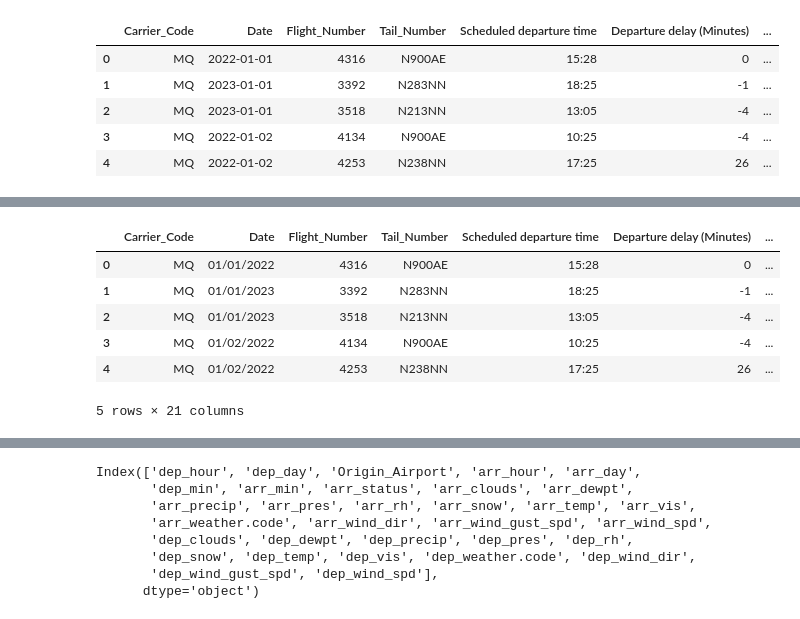
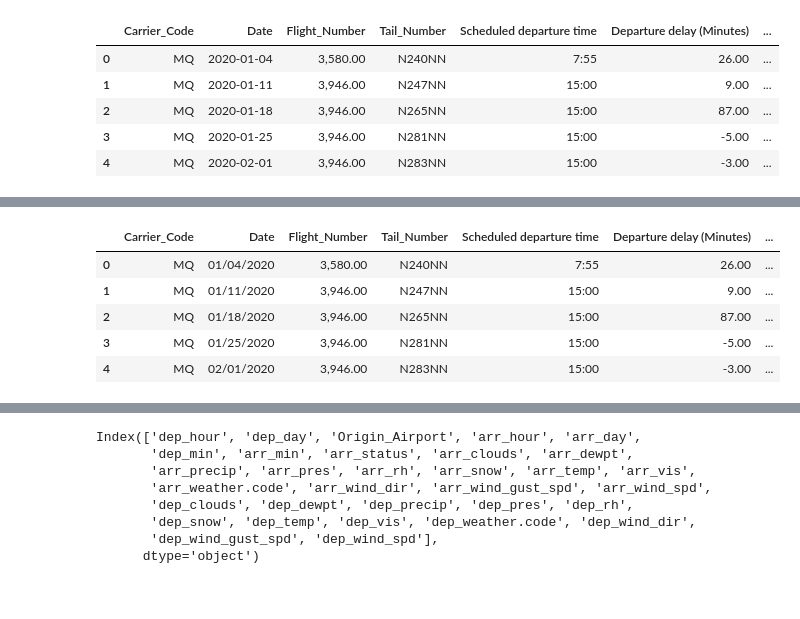
Before and after one commit to melvin1117/flight-predictions, a Jupyter notebook: analysis1.ipynb, the cells around one changed output, grey strips where cells are left out. Drawn from its saved outputs; the diff is of its cells as text; code cells hidden in the pictures.

```diff
--- a/analysis1.ipynb
+++ b/analysis1.ipynb
@@ -24,12 +24,12 @@ from IPython.display import display, HTML
 # %%
 # fetch data
 
-mco_syr_sw_data = pd.read_csv('flight_data\mco_syr_sw_22_23.csv')
-mco_syr_jb_data = pd.read_csv('flight_data\mco_syr_jb_22_23.csv')
-jfk_syr_jb_data = pd.read_csv('flight_data\jfk_syr_jb_22_23.csv')
-jfk_syr_end_data = pd.read_csv('flight_data\jfk_syr_end_22_23.csv')
-ord_syr_ua_data = pd.read_csv('flight_data\ord_syr_ua_22_23.csv')
-ord_syr_aa_data = pd.read_csv('flight_data\ord_syr_aa_22_23.csv')
+mco_syr_sw_data = pd.read_csv('flight_data\mco_syr_sw_20_21_22_23_new.csv')
+mco_syr_jb_data = pd.read_csv('flight_data\mco_syr_jb_20_21_22_23.csv')
+jfk_syr_jb_data = pd.read_csv('flight_data\jfk_syr_jb_20_21_22_23.csv')
+jfk_syr_dl_data = pd.read_csv('flight_data\jfk_syr_dl_20_21_22_23.csv')
+ord_syr_ua_data = pd.read_csv('flight_data\ord_syr_ua_20_21_22_23.csv')
+ord_syr_aa_data = pd.read_csv('flight_data\ord_syr_aa_20_21_22_23.csv')
 # mco_syr_sw_data.head()
 # mco_syr_jb_data.head()
 # jfk_syr_jb_data.head()
@@ -37,7 +37,7 @@ ord_syr_aa_data = pd.read_csv('flight_data\ord_syr_aa_22_23.csv')
 # ord_syr_ua_data.head()
 # ord_syr_aa_data.head()
 # %%
-dfs = [ord_syr_aa_data,ord_syr_ua_data,jfk_syr_end_data,jfk_syr_jb_data,mco_syr_jb_data,mco_syr_sw_data]
+dfs = [ord_syr_aa_data,ord_syr_ua_data,jfk_syr_dl_data,jfk_syr_jb_data,mco_syr_jb_data,mco_syr_sw_data]
 main_data = pd.concat(dfs,axis = 0)
 main_data.head()
 len(main_data)
@@ -98,11 +98,11 @@ dtype: object
 sub_data.head()
 # %% [output]
 |  | Carrier_Code | Date | Flight_Number | Tail_Number | Scheduled departure time | Departure delay (Minutes) | ... |
-| 0 | MQ | 2022-01-01 | 4316 | N900AE | 15:28 | 0 | ... |
-| 1 | MQ | 2023-01-01 | 3392 | N283NN | 18:25 | -1 | ... |
-| 2 | MQ | 2023-01-01 | 3518 | N213NN | 13:05 | -4 | ... |
-| 3 | MQ | 2022-01-02 | 4134 | N900AE | 10:25 | -4 | ... |
-| 4 | MQ | 2022-01-02 | 4253 | N238NN | 17:25 | 26 | ... |
+| 0 | MQ | 2020-01-04 | 3,580.00 | N240NN | 7:55 | 26.00 | ... |
+| 1 | MQ | 2020-01-11 | 3,946.00 | N247NN | 15:00 | 9.00 | ... |
+| 2 | MQ | 2020-01-18 | 3,946.00 | N265NN | 15:00 | 87.00 | ... |
+| 3 | MQ | 2020-01-25 | 3,946.00 | N281NN | 15:00 | -5.00 | ... |
+| 4 | MQ | 2020-02-01 | 3,946.00 | N283NN | 15:00 | -3.00 | ... |
 # %%
 sub_data['dep_min'] = sub_data['Scheduled departure time'].str.split(":").str[1].astype('int64')
 # def round_to_nearest_quarter(minute):
@@ -116,13 +116,13 @@ sub_data['dep_min'] = sub_data['Scheduled departure time'].str.split(":").str[1]
 #         return 45
 sub_data['Date'] = pd.to_datetime( sub_data['Date'],format ="%Y-%m-%d")
 sub_data['Date'] = sub_data['Date'].dt.strftime('%m/%d/%Y')
-sub_data['dep_minutes'] = 0
-sub_data['dep_minutes'] = sub_data['dep_minutes'].astype('object')
+# sub_data['dep_minutes'] = 0
+# sub_data['dep_minutes'] = sub_data['dep_minutes'].astype('object')
 sub_data['dep_hours'] = sub_data['dep_hour'].astype('object')
 sub_data['dep_min'] = sub_data['dep_min'].astype('object')
 sub_data['arr_min'] = main_data['Scheduled Arrival Time'].str.split(":").str[1].astype('int64')
-sub_data['arr_minutes'] = 0
-sub_data['arr_minutes'] = sub_data['arr_minutes'].astype('object')
+# sub_data['arr_minutes'] = 0
+# sub_data['arr_minutes'] = sub_data['arr_minutes'].astype('object')
 sub_data['arr_hours'] = sub_data['arr_hour'].astype('object')
 sub_data['arr_min'] = sub_data['arr_min'].astype('object')
 sub_data['Flight_Number'] = main_data['Flight_Number'].astype('object')
@@ -159,11 +162,10 @@ arr_status                    int32
 dtype: object
 |  | Carrier_Code | Date | Flight_Number | Tail_Number | Scheduled departure time | Departure delay (Minutes) | ... |
-| 0 | MQ | 01/01/2022 | 4316 | N900AE | 15:28 | 0 | ... |
-| 1 | MQ | 01/01/2023 | 3392 | N283NN | 18:25 | -1 | ... |
-| 2 | MQ | 01/01/2023 | 3518 | N213NN | 13:05 | -4 | ... |
-| 3 | MQ | 01/02/2022 | 4134 | N900AE | 10:25 | -4 | ... |
-| 4 | MQ | 01/02/2022 | 4253 | N238NN | 17:25 | 26 | ... |
+| 0 | MQ | 01/04/2020 | 3,580.00 | N240NN | 7:55 | 26.00 | ... |
+| 1 | MQ | 01/11/2020 | 3,946.00 | N247NN | 15:00 | 9.00 | ... |
+| 2 | MQ | 01/18/2020 | 3,946.00 | N265NN | 15:00 | 87.00 | ... |
+| 3 | MQ | 01/25/2020 | 3,946.00 | N281NN | 15:00 | -5.00 | ... |
+| 4 | MQ | 02/01/2020 | 3,946.00 | N283NN | 15:00 | -3.00 | ... |
-5 rows × 21 columns
 # %%
 sub_data.to_csv('sub_data.csv', index=False)
 # %%
```
Also changed, not shown: parts of 27 cells of this notebook, 10 other files.
